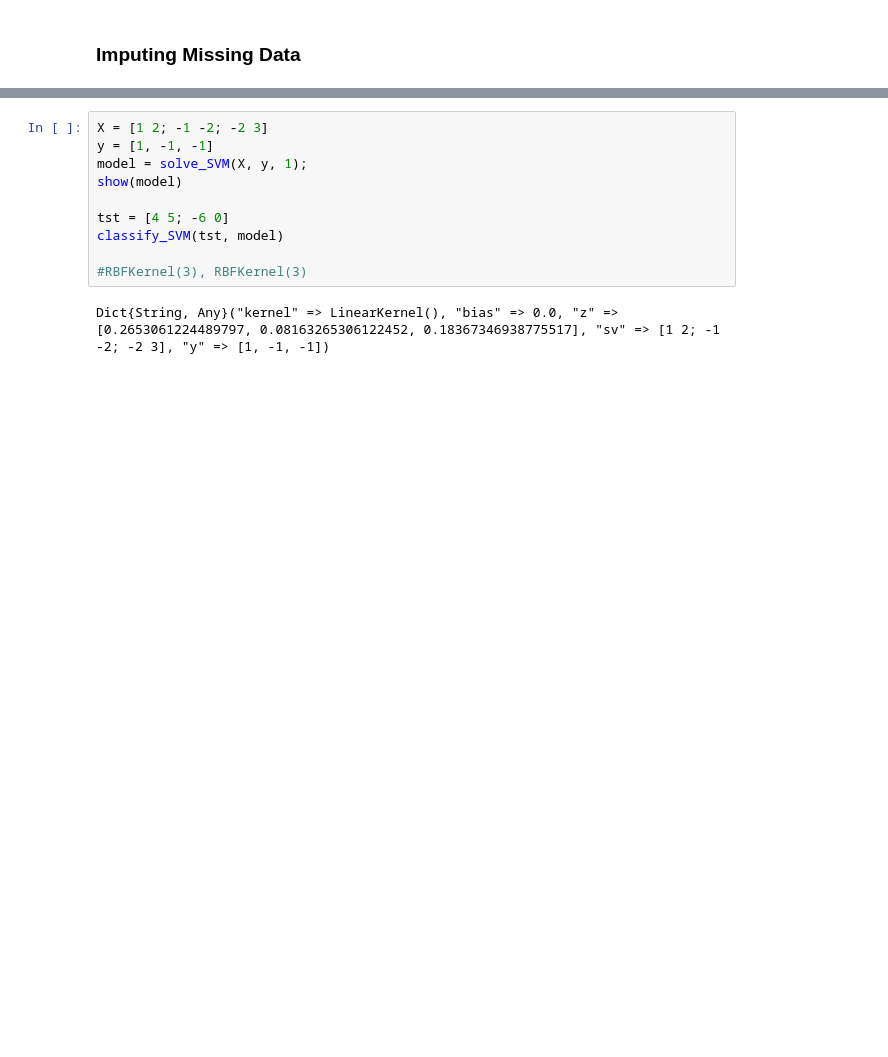
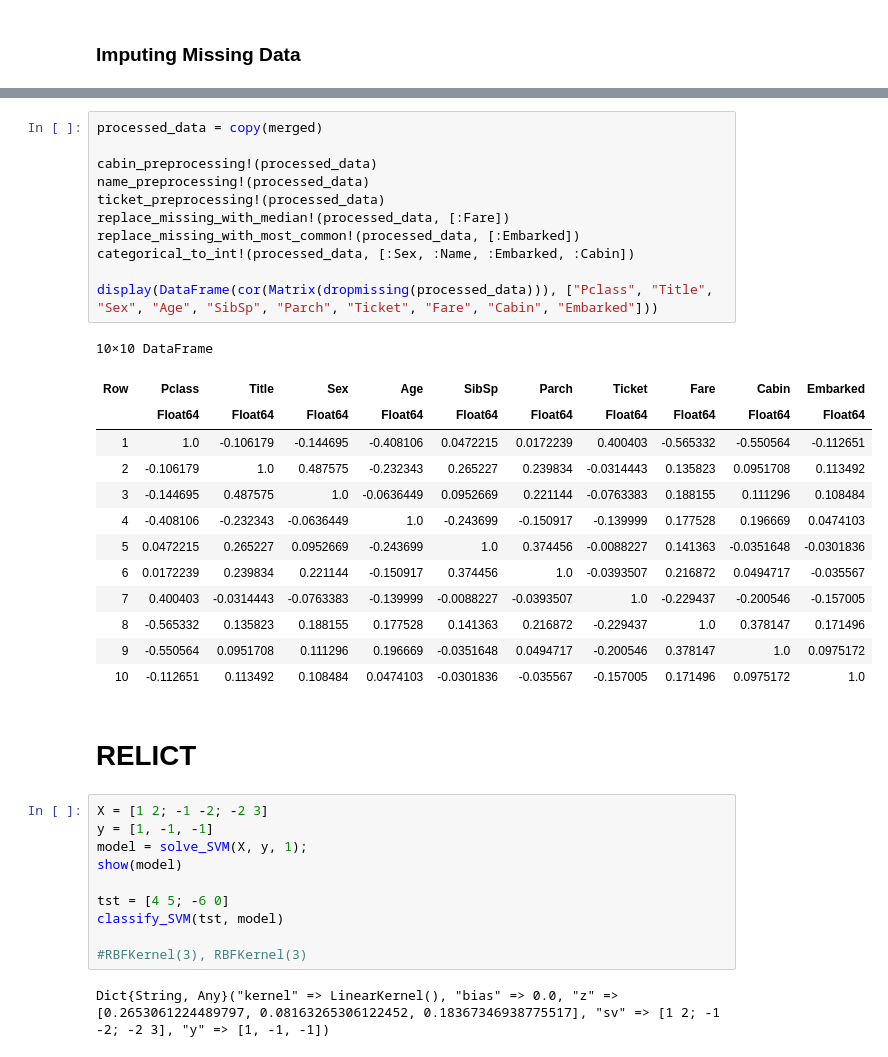
Before and after one commit to B0B36JUL-FinalProjects-2022/Projekt_cechdav5, a Jupyter notebook: examples/classif.ipynb, the cells around one changed output, grey strips where cells are left out. Drawn from its saved outputs; the diff is of its cells as text; blank space fills up the shorter version.

```diff
--- a/examples/classif.ipynb
+++ b/examples/classif.ipynb
@@ -313,3 +127,30 @@ Iter 5 acc 0.5865921787709497
+# %%
+processed_data = copy(merged)
+
+cabin_preprocessing!(processed_data)
+name_preprocessing!(processed_data)
+ticket_preprocessing!(processed_data)
+replace_missing_with_median!(processed_data, [:Fare])
+replace_missing_with_most_common!(processed_data, [:Embarked])
+categorical_to_int!(processed_data, [:Sex, :Name, :Embarked, :Cabin])
+
+display(DataFrame(cor(Matrix(dropmissing(processed_data))), ["Pclass", "Title", "Sex", "Age", "SibSp", "Parch", "Ticket", "Fare", "Cabin", "Embarked"]))
+# %% [output]
+10×10 DataFrame
+| Row | Pclass | Title | Sex | Age | SibSp | Parch | Ticket | Fare | Cabin | Embarked |
+|  | Float64 | Float64 | Float64 | Float64 | Float64 | Float64 | Float64 | Float64 | Float64 | Float64 |
+| 1 | 1.0 | -0.106179 | -0.144695 | -0.408106 | 0.0472215 | 0.0172239 | 0.400403 | -0.565332 | -0.550564 | -0.112651 |
+| 2 | -0.106179 | 1.0 | 0.487575 | -0.232343 | 0.265227 | 0.239834 | -0.0314443 | 0.135823 | 0.0951708 | 0.113492 |
+| 3 | -0.144695 | 0.487575 | 1.0 | -0.0636449 | 0.0952669 | 0.221144 | -0.0763383 | 0.188155 | 0.111296 | 0.108484 |
+| 4 | -0.408106 | -0.232343 | -0.0636449 | 1.0 | -0.243699 | -0.150917 | -0.139999 | 0.177528 | 0.196669 | 0.0474103 |
+| 5 | 0.0472215 | 0.265227 | 0.0952669 | -0.243699 | 1.0 | 0.374456 | -0.0088227 | 0.141363 | -0.0351648 | -0.0301836 |
+| 6 | 0.0172239 | 0.239834 | 0.221144 | -0.150917 | 0.374456 | 1.0 | -0.0393507 | 0.216872 | 0.0494717 | -0.035567 |
+| 7 | 0.400403 | -0.0314443 | -0.0763383 | -0.139999 | -0.0088227 | -0.0393507 | 1.0 | -0.229437 | -0.200546 | -0.157005 |
+| 8 | -0.565332 | 0.135823 | 0.188155 | 0.177528 | 0.141363 | 0.216872 | -0.229437 | 1.0 | 0.378147 | 0.171496 |
+| 9 | -0.550564 | 0.0951708 | 0.111296 | 0.196669 | -0.0351648 | 0.0494717 | -0.200546 | 0.378147 | 1.0 | 0.0975172 |
+| 10 | -0.112651 | 0.113492 | 0.108484 | 0.0474103 | -0.0301836 | -0.035567 | -0.157005 | 0.171496 | 0.0975172 | 1.0 |
+# %% [markdown]
+# RELICT
 # %%
 X = [1 2; -1 -2; -2 3]
 y = [1, -1, -1]
```
Also changed, not shown: parts of 40 cells of this notebook, 3 other files.
